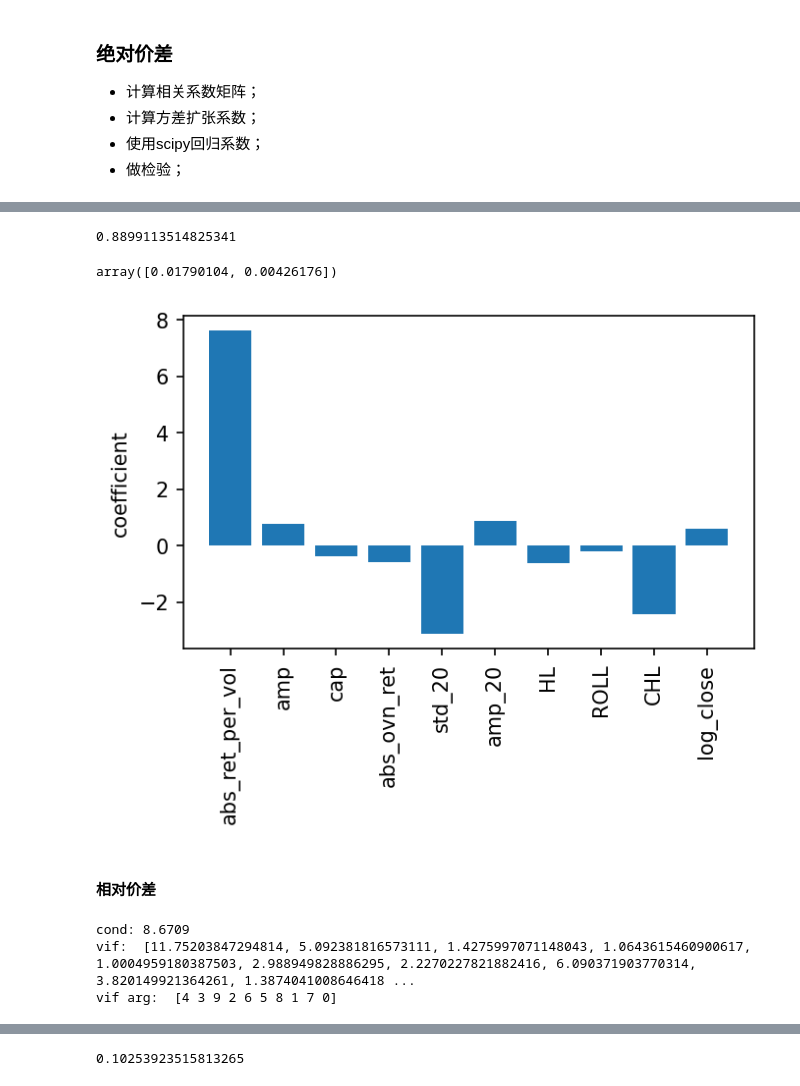
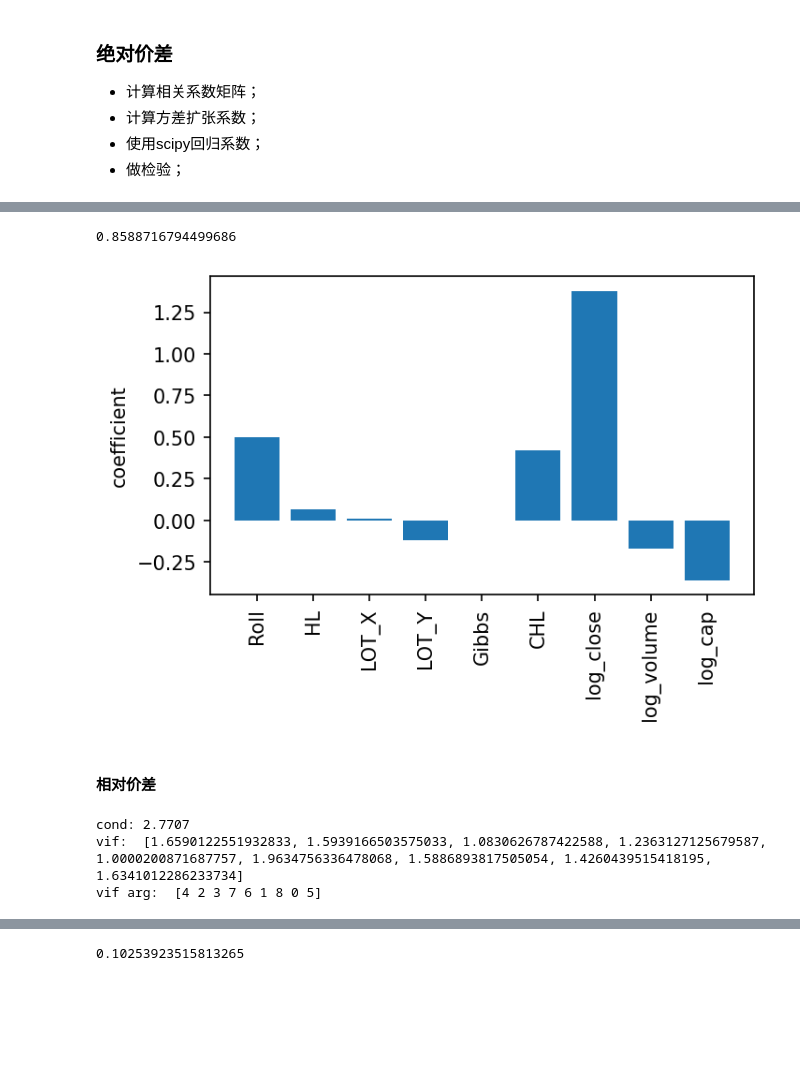
Before and after one commit to GYMS-PKU/Low-Frequency-Spread-Estimator, a Jupyter notebook: notebook/特征相关性.ipynb, the cells around one changed output, grey strips where cells are left out. Saved outputs shown, nothing was run; the diff lists cells and outputs as text; code cells hidden in the pictures; blank space fills up the shorter version.

```diff
--- a/notebook/特征相关性.ipynb
+++ b/notebook/特征相关性.ipynb
@@ -207,35 +159,49 @@ with open(r'D:\Documents\学习资料\本科毕业论文/data/target_spread.pkl'
     target = pickle.load(f)
 with open(r'D:\Documents\学习资料\本科毕业论文/data//close_top.pkl', 'rb') as f:
     close_top = pickle.load(f)
-x, y = get_train_data_cs(signal, target, univ & close_top)
+x, y = get_train_data_cs(signal, target, univ & close_top, 20, 160)
 xx = []
 for x_ in x:
     for i in range(x_.shape[1]):
-        x_[:, i] -= torch.mean(x_[:, i])
+        x_[:, i] -= torch.nanmean(x_[:, i])
         x_[:, i] /= torch.std(x_[:, i])
     xx.append(x_)
 x = xx
 
-x_test_spread, y_test_spread = get_train_data_cs(signal, target, univ & close_top, 80,160)
+x_test_spread, y_test_spread = get_train_data_cs(signal, target, univ & close_top, 160, 200)
 xx = []
 for x_ in x_test_spread:
     for i in range(x_.shape[1]):
-        x_[:, i] -= torch.mean(x_[:, i])
+        x_[:, i] -= torch.nanmean(x_[:, i])
         x_[:, i] /= torch.std(x_[:, i])
+        x_.cpu()
     xx.append(x_)
 x_test_spread = xx
 
 # 计算协方差矩阵
-corr_mat_spread = np.eye(10) * len(x)
+corr_mat_spread = np.eye(9) * len(x)
 for i in tqdm(range(len(x))):
-    for j in range(9):
-        for k in range(j+1, 10):
-            corr_mat_spread[j, k] += np.corrcoef(x[i][:, j].cpu().numpy(), x[i][:, k].cpu().numpy())[0, 1]
-            corr_mat_spread[k, j] += np.corrcoef(x[i][:, j].cpu().numpy(), x[i][:, k].cpu().numpy())[0, 1]
+    for j in range(8):
+        jj = [0, 1, 2, 3, 4, 5, 7, 10, 11][j]
+        for k in range(j+1, 9):
+            kk = [0, 1, 2, 3, 4, 5, 7, 10, 11][k]
+            a = x[i][:, jj].cpu().numpy()
+            b = x[i][:, kk].cpu().numpy()
+            a[np.isnan(a)] = 0
+            b[np.isnan(b)] = 0
+            corr = np.corrcoef(a, b)[0, 1]
+            if np.isnan(corr):
+                corr = 0
+
+            corr_mat_spread[j, k] += corr
+            corr_mat_spread[k, j] += corr
 corr_mat_spread /= len(x)
 # %%
 x_spread = np.vstack([xx.cpu().numpy() for xx in x])
 y_spread = np.vstack([xx.cpu().numpy() for xx in y])
+
+x_spread[np.isnan(x_spread)] = 0
+x_spread = x_spread[:, [0, 1, 2, 3, 4, 5, 7, 10, 11]]
 
 # 奇异值分解
 _, sigma, __ = np.linalg.svd(x_spread, full_matrices=False)
@@ -252,6 +218,5 @@ vif arg:  [2 9 7 5 3 6 8 1 4 0]
 # %%
-fea_names = np.array([ 'abs_ret_per_vol', 'amp', 'cap',
-             'abs_ovn_ret', 'std_20', 'amp_20', 'HL', 'ROLL', 'CHL', 'log_close'])
+fea_names = np.array([ 'Roll', 'HL', 'LOT_X', 'LOT_Y', 'Gibbs', 'CHL', 'log_close', 'log_volume', 'log_cap'])
 
 plt.figure(dpi=150)
 plt.xticks(np.arange(len(fea_names)), labels=fea_names,
@@ -291,7 +233,6 @@ array([[1.        , 0.97814828, 0.2927334 , 0.95827788, 0.98621244,
 # %%
-fea_se = [0, 4, 5, 8]
-fea_se = [i for i in range(10)]
-X = sm.add_constant(x_spread[:, fea_se])
+# fea_se = [0, 1, 2, 3, 4, 5, 7, 10, 11]
+X = sm.add_constant(x_spread)
 model = sm.OLS(y_spread*100,X)
 res = model.fit()
 res.summary()
@@ -325,9 +265,10 @@ OLS Regression Results
 Notes:
 [1] Standard Errors assume that the covariance matrix of the errors is correctly specified.
 # %%
-corr = [np.corrcoef(np.sum((x_test_spread[i].cpu().numpy() * res.params[1:]),axis=1) + res.params[0],
-             y_test_spread[i].cpu().numpy()[:,0])[0,1] for i in range(80)]
+fea_se = [0, 1, 2, 3, 4, 5, 7, 10, 11]
+corr = [np.corrcoef(np.sum((x_test_spread[i].cpu().numpy()[:, [0, 1, 2, 3, 4, 5, 7, 10, 11]] * res.params[1:]),axis=1) + res.params[0],
+             y_test_spread[i].cpu().numpy()[:,0])[0,1] for i in range(40)]
 
 np.mean(corr)
 # %% [output]
-0.8899113514825341
+0.8588716794499686
@@ -337,16 +275,12 @@ R2_spread = [0.821]
-# %%
-res.params
-# %% [output]
-array([0.01790104, 0.00426176])
 # %%
 plt.figure(figsize=(5,3),dpi=150)
-plt.bar(fea_names[fea_se], res.params[1:])
+plt.bar(fea_names, res.params[1:])
 plt.xticks(rotation=90)
 plt.ylabel('coefficient')
 
 plt.show()
 # %% [output]
-[figure, old version]
+[figure, new version]
 # %% [markdown]
 #### 相对价差
 # %%
@@ -388,7 +332,9 @@ corr_mat_rela /= len(x)
 # %%
 x_rela = np.vstack([xx.cpu().numpy() for xx in x])
 y_rela = np.vstack([xx.cpu().numpy() for xx in y])
-# x_rela[:, [0,1,3,4,5]] *= -1
+x_rela[np.isnan(x_rela)] = 0
+x_rela = x_rela[:, [0, 1, 2, 3, 4, 5, 7, 10, 11]]
+
 
 
 # 奇异值分解
@@ -401,7 +347,7 @@ print('vif: ', vif_rela)
 arg_rela = np.argsort(vif_rela)
 print('vif arg: ', arg_rela)
 # %% [output]
-cond: 8.6709
-vif:  [11.75203847294814, 5.092381816573111, 1.4275997071148043, 1.0643615460900617, 1.0004959180387503, 2.988949828886295, 2.2270227821882416, 6.090371903770314, 3.820149921364261, 1.3874041008646418 ...
-vif arg:  [4 3 9 2 6 5 8 1 7 0]
+cond: 2.7707
+vif:  [1.6590122551932833, 1.5939166503575033, 1.0830626787422588, 1.2363127125679587, 1.0000200871687757, 1.9634756336478068, 1.5886893817505054, 1.4260439515418195, 1.6341012286233734]
+vif arg:  [4 2 3 7 6 1 8 0 5]
 # %%
```
Also changed, not shown: parts of 12 cells of this notebook, 3 other files.
